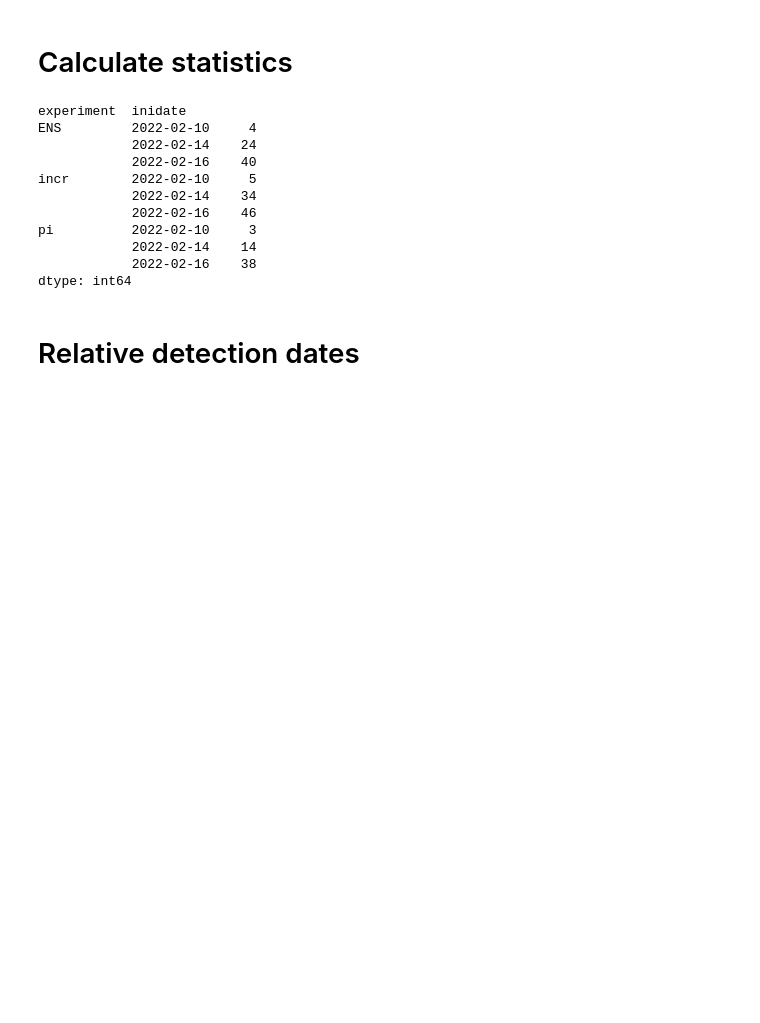
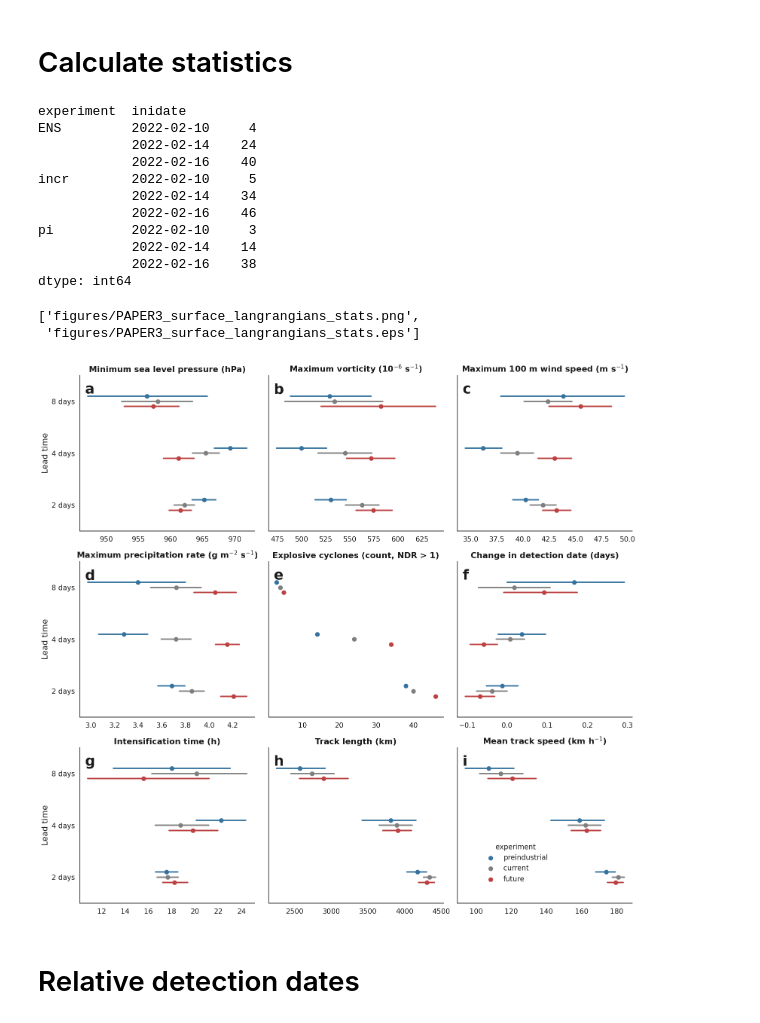
Before and after one commit to shirin-ermis/Storm_Eunice, a Jupyter notebook: notebooks/PAPER3_track_stats.ipynb, the cells around one changed output. Cells and saved outputs as stored; diff of their text form; code cells hidden in the pictures; blank space fills up the shorter version.

```diff
--- a/notebooks/PAPER3_track_stats.ipynb
+++ b/notebooks/PAPER3_track_stats.ipynb
@@ -269,34 +269,38 @@ g = sns.catplot(data=ifs_eunice_list_stats4.set_index(['experiment','inidate'])
 # This is a dense 3x3 grid with long panel titles, so it takes the smaller of
 # the two size sets style.py defines - at FS_TITLE the titles run into each other.
 fig = g.figure
 fs_title = style.scaled(style.FS_SMALL, fig)
 fs_label = style.scaled(style.FS_SMALL, fig)
 fs_tick = style.scaled(style.FS_XSMALL, fig)
 fs_annot = style.scaled(style.FS_XSMALL, fig)
 
 for ax, title in zip(g.axes, titles):
     ax.set_title(title, fontsize=fs_title, fontweight='bold')
     ax.tick_params(axis='both', which='major', labelsize=fs_tick)
 
 for i in (0, 3, 6):  # left-hand column only
     g.axes[i].set_ylabel('Lead time', fontsize=fs_label)
 
 g.axes[0].set_yticklabels(lead_time_labels, fontsize=fs_tick)
 g.axes[3].set_yticklabels(lead_time_labels, fontsize=fs_tick)
 g.axes[0].xaxis.set_major_formatter(FormatStrFormatter('%d'))
 
 # panel labels a, b, c, ...
 style.panel_labels(g.axes)
 
 g.set_axis_labels("")
 sns.move_legend(g, "upper left", bbox_to_anchor=(.73, .15), title='experiment',
                 fontsize=fs_annot, frameon=False, title_fontsize=fs_annot)
 for t, experiment in zip(g._legend.texts, hue_order):
     t.set_text(style.experiment_label(experiment))
 plt.tight_layout()
 
 style.save(fig, 'PAPER3_surface_langrangians_stats', directory='figures',
-           formats=('png', 'pdf', 'eps'))
+           formats=('png', 'eps'))
+# %% [output]
+['figures/PAPER3_surface_langrangians_stats.png',
+ 'figures/PAPER3_surface_langrangians_stats.eps']
+[figure, added]
 # %% [markdown]
 # Relative detection dates
 # %%
```
Also changed, not shown: 12 other files.
